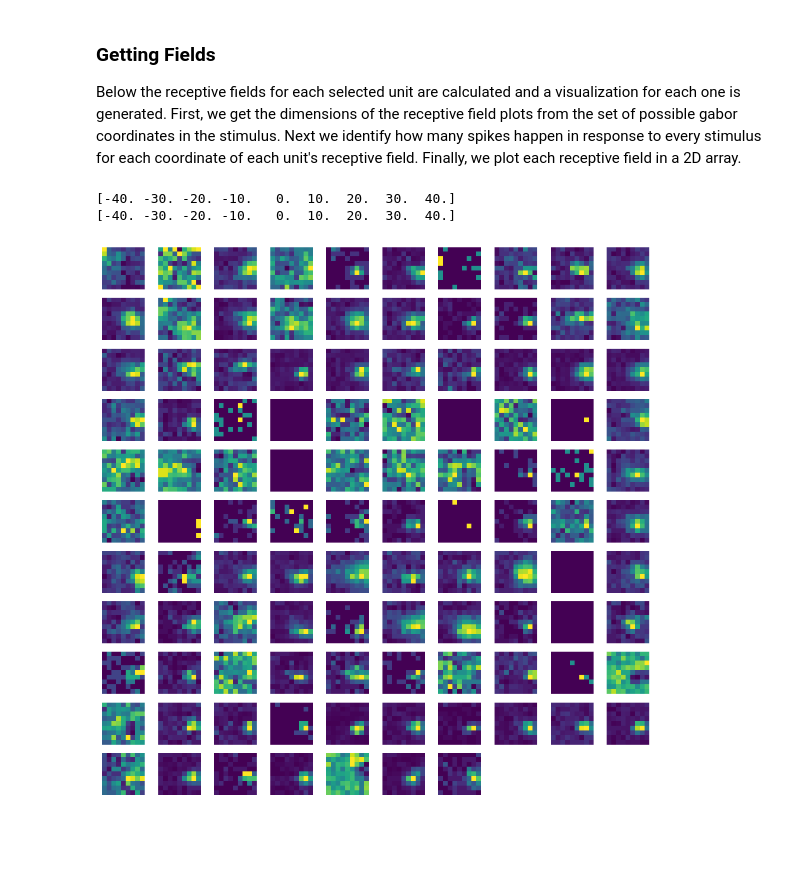
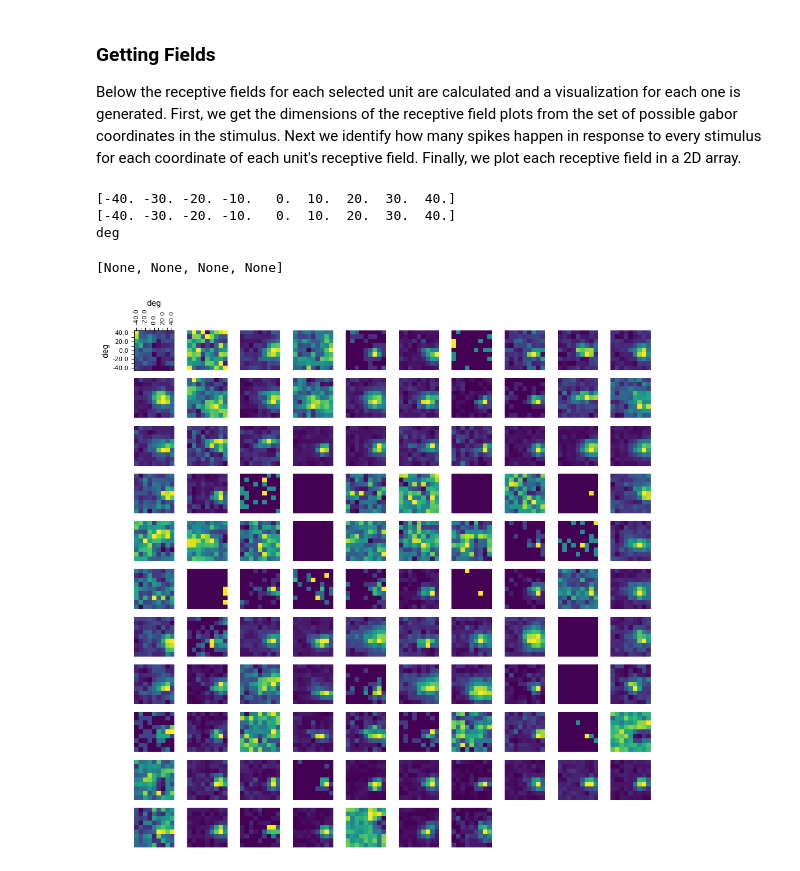
Before and after one commit to AllenInstitute/openscope_databook, a Jupyter notebook: docs/first-order/receptive_fields.ipynb, the cells around one changed output. Cells and saved outputs as stored; diff of their text form; code cells hidden in the pictures; blank space fills up the shorter version.

Commit message:
Added axis and label to first receptive field

```diff
--- a/docs/first-order/receptive_fields.ipynb
+++ b/docs/first-order/receptive_fields.ipynb
@@ -133,11 +133,14 @@ Below the receptive fields for each selected unit are calculated and a visualiza
 
 xs = np.sort(list(set(rf_stim_table.x_position)))
 ys = np.sort(list(set(rf_stim_table.y_position)))
+field_units = rf_stim_table.units[0]
 print(xs)
 print(ys)
+print(field_units)
 # %% [output]
 [-40. -30. -20. -10.   0.  10.  20.  30.  40.]
 [-40. -30. -20. -10.   0.  10.  20.  30.  40.]
+deg
 # %%
 ### get receptive field of a unit using its spike times and the stim table
 
@@ -168,18 +171,29 @@ for unit_idx in selected_unit_idxs:
 # %%
 ### display the receptive fields for each unit in a 2D plot
 
 fig, axes = plt.subplots((len(unit_rfs)//10)+1, 10)
 fig.set_size_inches(12, 12)
 
 # handle case where there's <= 10 rfs
 if len(axes.shape) == 1:
     axes = axes.reshape((1, axes.shape[0]))
 
 for irf, rf in enumerate(unit_rfs):
     ax_row = int(irf/10)
     ax_col = irf%10
-    axes[ax_row][ax_col].imshow(rf, origin='lower')
-for ax in axes.flat:
+    axes[ax_row][ax_col].imshow(rf, origin="lower")
+for ax in axes.flat[1:]:
     ax.axis('off')
+
+# making axis labels for first figure
+axes[0][0].set_xlabel(field_units)
+axes[0][0].set_ylabel(field_units)
+axes[0][0].xaxis.set_label_position("top")
+axes[0][0].xaxis.set_ticks_position("top")
+axes[0][0].set_xticks(range(len(xs)), xs, rotation=90, fontsize=8)
+axes[0][0].set_yticks(range(len(ys)), ys, fontsize=8)
+[l.set_visible(False) for (i,l) in enumerate(axes[0][0].xaxis.get_ticklabels()) if i % 2 != 0]
+[l.set_visible(False) for (i,l) in enumerate(axes[0][0].yaxis.get_ticklabels()) if i % 2 != 0]
 # %% [output]
+[None, None, None, None]
-[figure, old version]
+[figure, new version]
```
Also changed, not shown: parts of 1 cell of this notebook.
